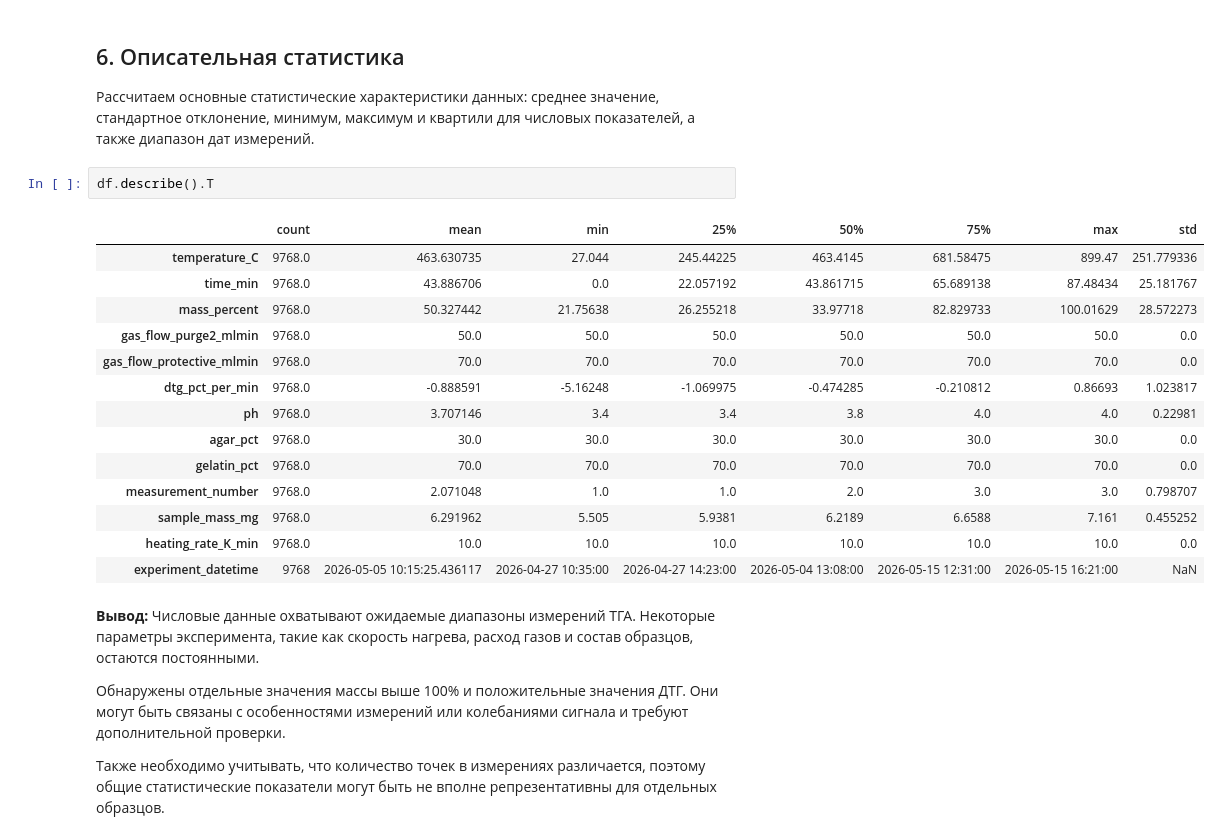
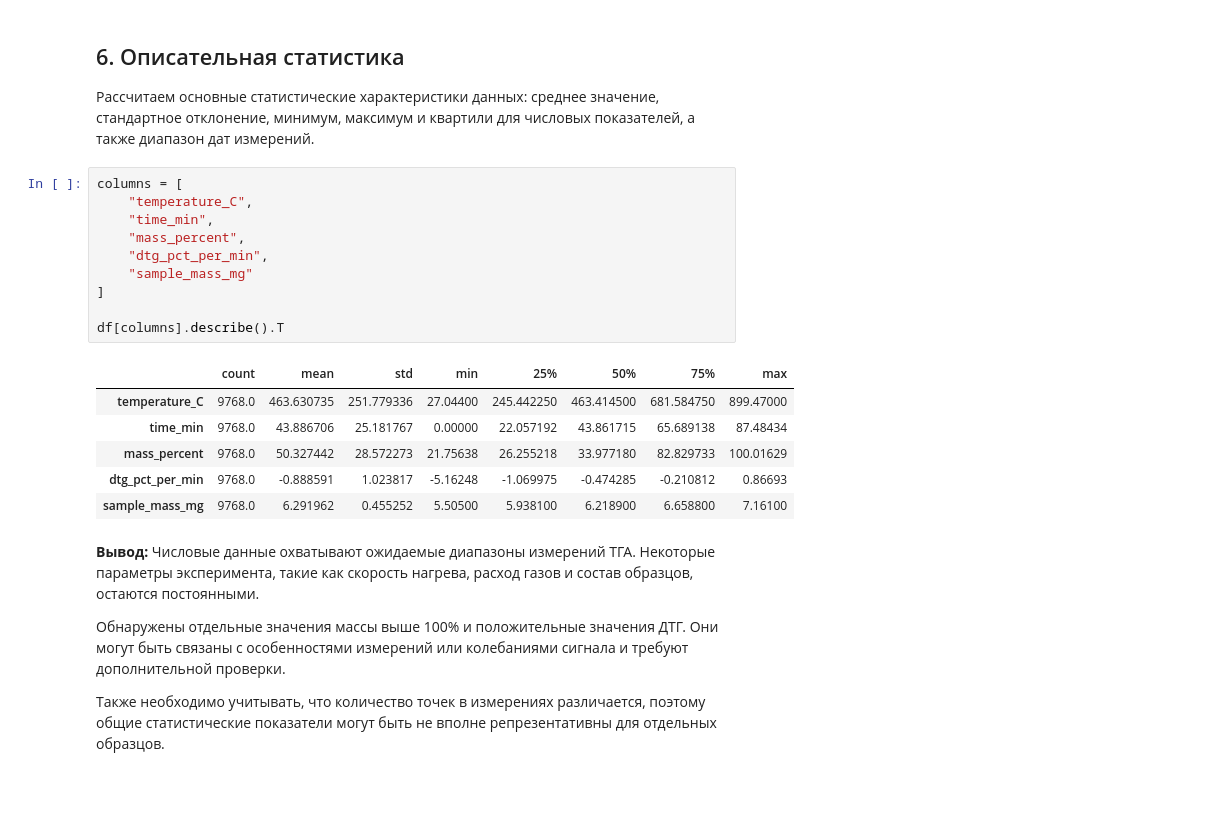
Before and after one commit to needsleep42/data_project_sharypova, a Jupyter notebook: notebooks/EDA.ipynb, the cells around one changed output. Drawn from its saved outputs; the diff is of its cells as text; blank space fills up the shorter version.

```diff
--- a/notebooks/EDA.ipynb
+++ b/notebooks/EDA.ipynb
@@ -184,22 +187,22 @@ df_sorted.groupby("sample_id")["temp_step"].agg(["min", "median", "max"])
 
 Рассчитаем основные статистические характеристики данных: среднее значение, стандартное отклонение, минимум, максимум и квартили для числовых показателей, а также диапазон дат измерений.
 # %%
-df.describe().T
+columns = [
+    "temperature_C",
+    "time_min",
+    "mass_percent",
+    "dtg_pct_per_min",
+    "sample_mass_mg"
+]
+
+df[columns].describe().T
 # %% [output]
-|  | count | mean | min | 25% | 50% | 75% | max | std |
-| temperature_C | 9768.0 | 463.630735 | 27.044 | 245.44225 | 463.4145 | 681.58475 | 899.47 | 251.779336 |
-| time_min | 9768.0 | 43.886706 | 0.0 | 22.057192 | 43.861715 | 65.689138 | 87.48434 | 25.181767 |
-| mass_percent | 9768.0 | 50.327442 | 21.75638 | 26.255218 | 33.97718 | 82.829733 | 100.01629 | 28.572273 |
-| gas_flow_purge2_mlmin | 9768.0 | 50.0 | 50.0 | 50.0 | 50.0 | 50.0 | 50.0 | 0.0 |
-| gas_flow_protective_mlmin | 9768.0 | 70.0 | 70.0 | 70.0 | 70.0 | 70.0 | 70.0 | 0.0 |
-| dtg_pct_per_min | 9768.0 | -0.888591 | -5.16248 | -1.069975 | -0.474285 | -0.210812 | 0.86693 | 1.023817 |
-| ph | 9768.0 | 3.707146 | 3.4 | 3.4 | 3.8 | 4.0 | 4.0 | 0.22981 |
-| agar_pct | 9768.0 | 30.0 | 30.0 | 30.0 | 30.0 | 30.0 | 30.0 | 0.0 |
-| gelatin_pct | 9768.0 | 70.0 | 70.0 | 70.0 | 70.0 | 70.0 | 70.0 | 0.0 |
-| measurement_number | 9768.0 | 2.071048 | 1.0 | 1.0 | 2.0 | 3.0 | 3.0 | 0.798707 |
-| sample_mass_mg | 9768.0 | 6.291962 | 5.505 | 5.9381 | 6.2189 | 6.6588 | 7.161 | 0.455252 |
-| heating_rate_K_min | 9768.0 | 10.0 | 10.0 | 10.0 | 10.0 | 10.0 | 10.0 | 0.0 |
-| experiment_datetime | 9768 | 2026-05-05 10:15:25.436117 | 2026-04-27 10:35:00 | 2026-04-27 14:23:00 | 2026-05-04 13:08:00 | 2026-05-15 12:31:00 | 2026-05-15 16:21:00 | NaN |
+|  | count | mean | std | min | 25% | 50% | 75% | max |
+| temperature_C | 9768.0 | 463.630735 | 251.779336 | 27.04400 | 245.442250 | 463.414500 | 681.584750 | 899.47000 |
+| time_min | 9768.0 | 43.886706 | 25.181767 | 0.00000 | 22.057192 | 43.861715 | 65.689138 | 87.48434 |
+| mass_percent | 9768.0 | 50.327442 | 28.572273 | 21.75638 | 26.255218 | 33.977180 | 82.829733 | 100.01629 |
+| dtg_pct_per_min | 9768.0 | -0.888591 | 1.023817 | -5.16248 | -1.069975 | -0.474285 | -0.210812 | 0.86693 |
+| sample_mass_mg | 9768.0 | 6.291962 | 0.455252 | 5.50500 | 5.938100 | 6.218900 | 6.658800 | 7.16100 |
 # %% [markdown]
 **Вывод:** Числовые данные охватывают ожидаемые диапазоны измерений ТГА. Некоторые параметры эксперимента, такие как скорость нагрева, расход газов и состав образцов, остаются постоянными.
 
```
Also changed, not shown: parts of 3 cells of this notebook.
